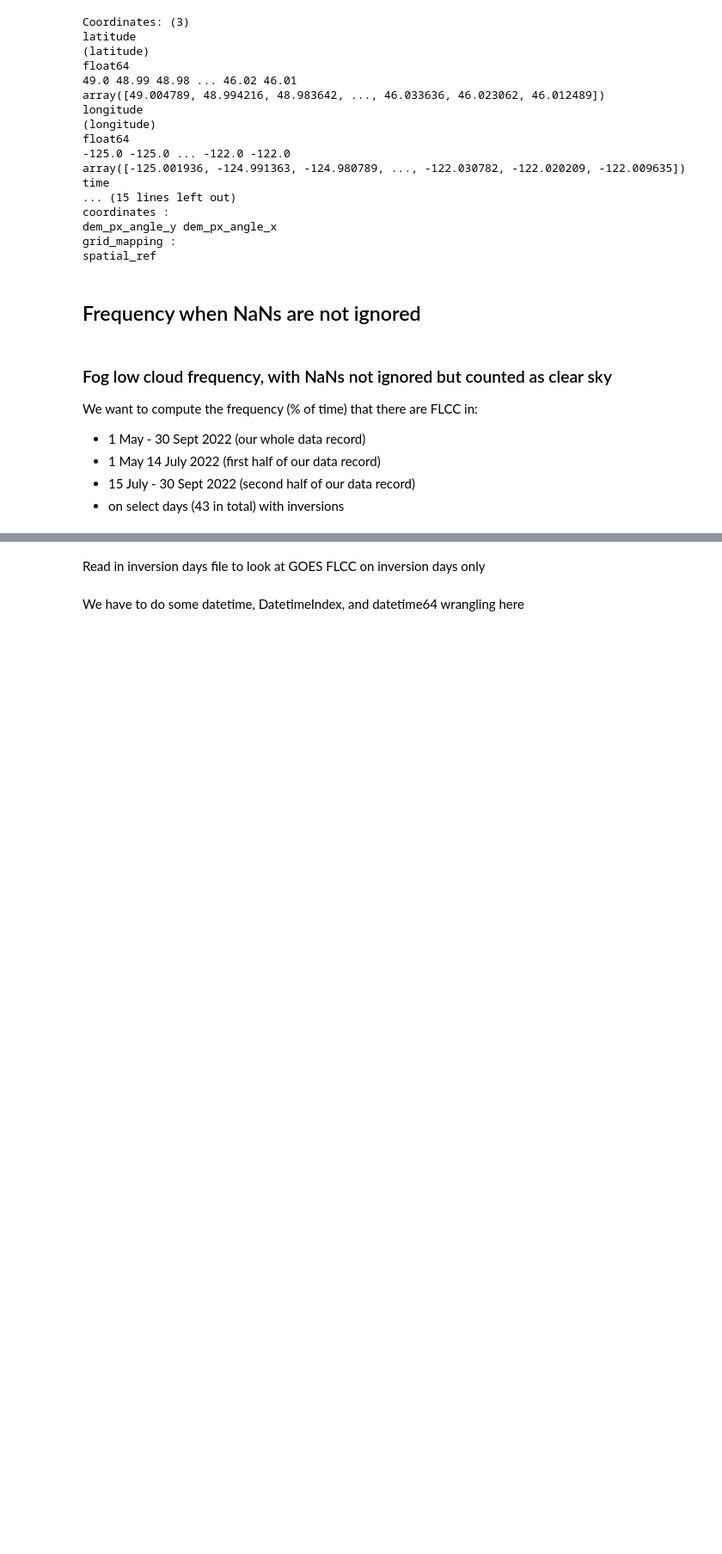
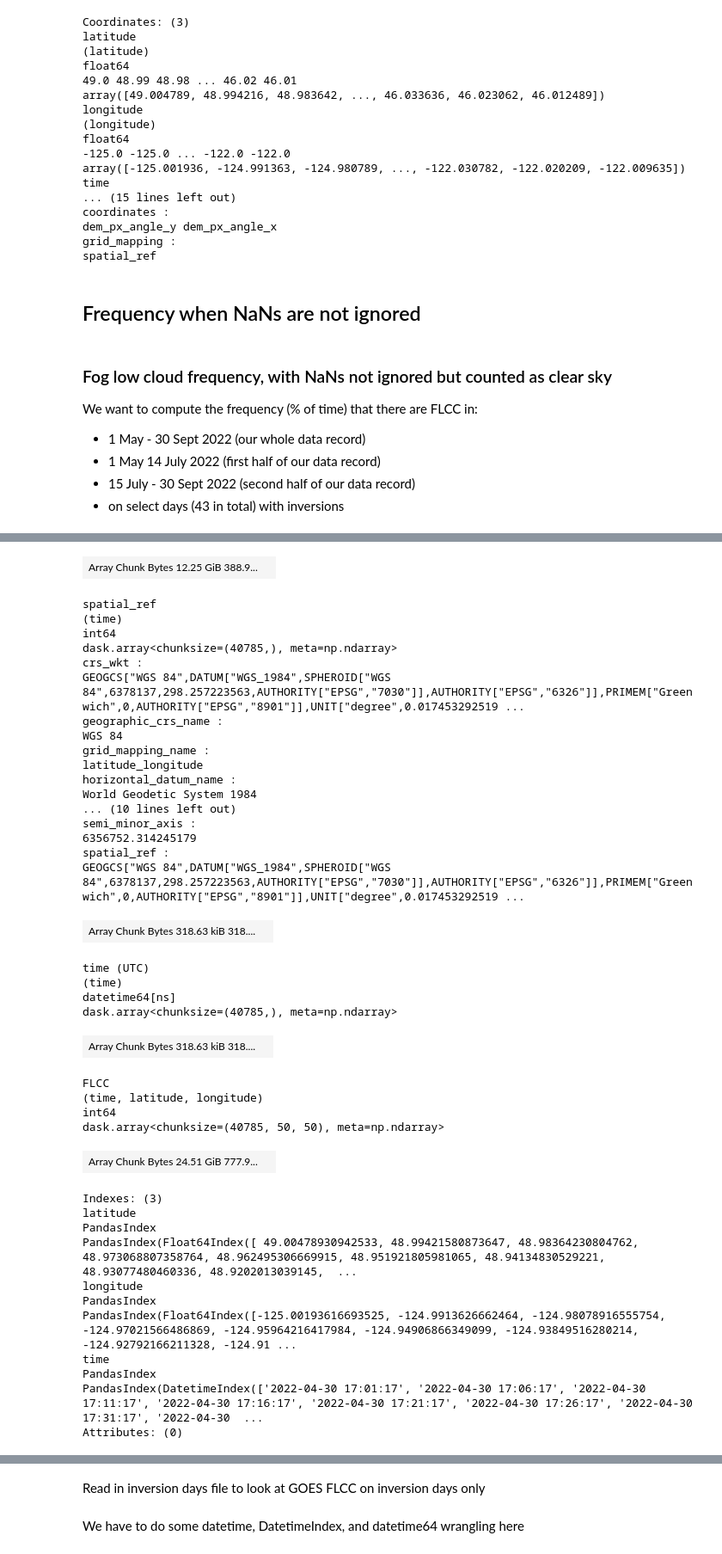
Before and after one commit to autumn-yng/summerfog, a Jupyter notebook: goes/make_fig4.ipynb, the cells around one changed output, grey strips where cells are left out. Shown at 86% size. Cells and saved outputs as stored; diff of their text form; code cells hidden in the pictures; blank space fills up the shorter version.

```diff
--- a/goes/make_fig4.ipynb
+++ b/goes/make_fig4.ipynb
@@ -163,11 +162,13 @@ files[0] # Take a look at the path of one file
 # %% [output]
 '/storage/GOES/orthorectified/Fog2022_withtime/OR_ABI-L2-ACHAC-M6_G17_s20222440001177_e20222440003550_c20222440007138_o.nc'
 # %%
+UTC_offset = -7 # Pacific Daylight Time is UTC-7, 7 hours behind UTC
+
 datetimes = [
     dt.datetime.strptime(
         f.split('_')[4][1:-1], # parse the start time (the part "s2022__________" in the file name)
         "%Y%j%H%M%S"
-    ) for f in files
+    ) + dt.timedelta(hours=UTC_offset) for f in files
 ]
 ''' The files in zarr are already sorted chronologically,
 but the files in the image_folder directory are not,
@@ -213,3 +214,8 @@ We want to compute the frequency (% of time) that there are FLCC in:
 * 1 May 14 July 2022 (first half of our data record)
 * 15 July - 30 Sept 2022 (second half of our data record)
 * on select days (43 in total) with inversions
+# %%
+ds['FLCC'] = (ds['Height'] < 2000).astype(int) # NaN values return False here (clear skies)
+# %%
+ds
+# %% [output]
@@ -216,3 +239,43 @@ We want to compute the frequency (% of time) that there are FLCC in:
+| Array Chunk Bytes 12.25 GiB 388.9... |  |
+spatial_ref
+(time)
+int64
+dask.array<chunksize=(40785,), meta=np.ndarray>
+crs_wkt :
+GEOGCS["WGS 84",DATUM["WGS_1984",SPHEROID["WGS 84",6378137,298.257223563,AUTHORITY["EPSG","7030"]],AUTHORITY["EPSG","6326"]],PRIMEM["Greenwich",0,AUTHORITY["EPSG","8901"]],UNIT["degree",0.017453292519 ...
+geographic_crs_name :
+WGS 84
+grid_mapping_name :
+latitude_longitude
+horizontal_datum_name :
+World Geodetic System 1984
+... (10 lines left out)
+semi_minor_axis :
+6356752.314245179
+spatial_ref :
+GEOGCS["WGS 84",DATUM["WGS_1984",SPHEROID["WGS 84",6378137,298.257223563,AUTHORITY["EPSG","7030"]],AUTHORITY["EPSG","6326"]],PRIMEM["Greenwich",0,AUTHORITY["EPSG","8901"]],UNIT["degree",0.017453292519 ...
+| Array Chunk Bytes 318.63 kiB 318.... |  |
+time (UTC)
+(time)
+datetime64[ns]
+dask.array<chunksize=(40785,), meta=np.ndarray>
+| Array Chunk Bytes 318.63 kiB 318.... |  |
+FLCC
+(time, latitude, longitude)
+int64
+dask.array<chunksize=(40785, 50, 50), meta=np.ndarray>
+| Array Chunk Bytes 24.51 GiB 777.9... |  |
+Indexes: (3)
+latitude
+PandasIndex
+PandasIndex(Float64Index([ 49.00478930942533, 48.99421580873647, 48.98364230804762, 48.973068807358764, 48.962495306669915, 48.951921805981065, 48.94134830529221, 48.93077480460336, 48.9202013039145,  ...
+longitude
+PandasIndex
+PandasIndex(Float64Index([-125.00193616693525, -124.9913626662464, -124.98078916555754, -124.97021566486869, -124.95964216417984, -124.94906866349099, -124.93849516280214, -124.92792166211328, -124.91 ...
+time
+PandasIndex
+PandasIndex(DatetimeIndex(['2022-04-30 17:01:17', '2022-04-30 17:06:17', '2022-04-30 17:11:17', '2022-04-30 17:16:17', '2022-04-30 17:21:17', '2022-04-30 17:26:17', '2022-04-30 17:31:17', '2022-04-30  ...
+Attributes: (0)
 # %%
 # For calculating frequency of fog or low cloud cover (FLCC)
 ds['FLCC'] = (ds['Height'] < 2000).astype(int) # NaN values return False here (clear skies)
```
Also changed, not shown: parts of 8 cells of this notebook.
